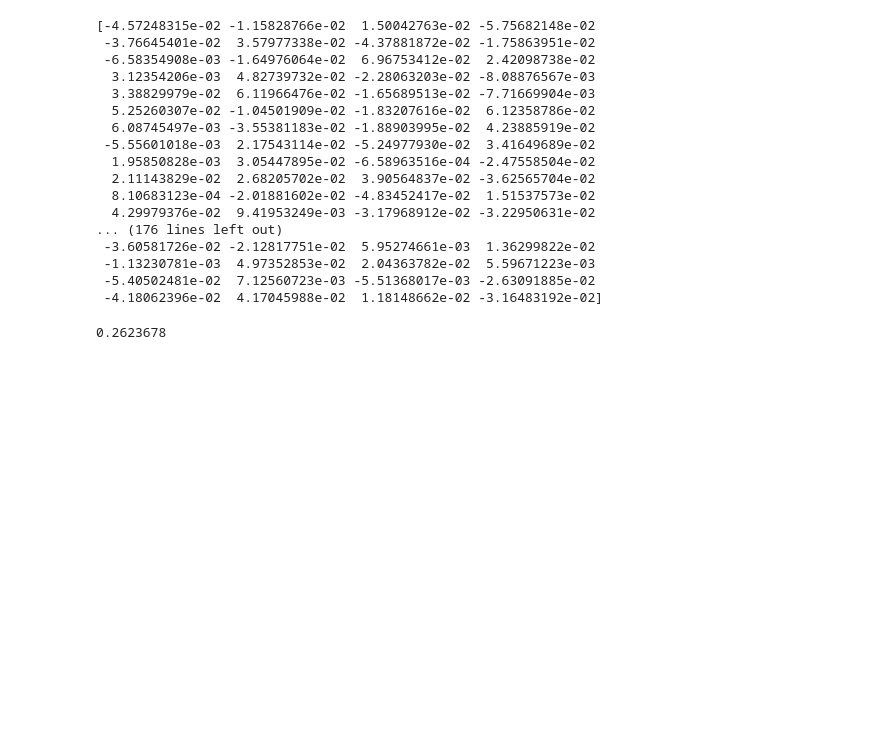
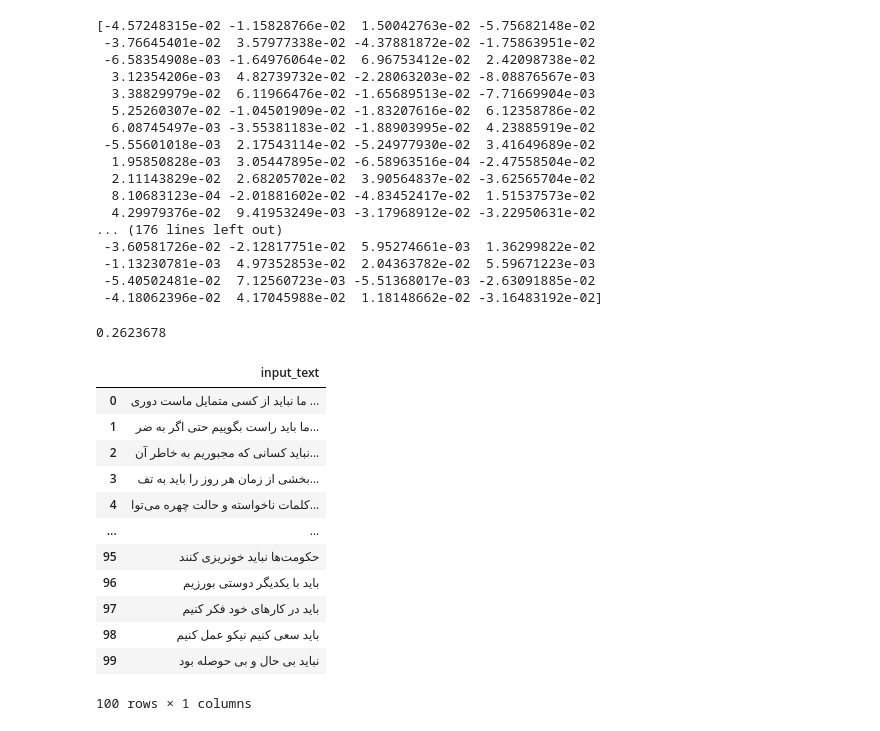
Before and after one commit to Mohamadrezakamali/text-enrich, a Jupyter notebook: LaBSE.ipynb, the cells around one changed output. Cells and saved outputs as stored; diff of their text form; code cells hidden in the pictures; blank space fills up the shorter version.

```diff
--- a/LaBSE.ipynb
+++ b/LaBSE.ipynb
@@ -142,0 +150,16 @@ for sample in rd.sample(list(pd.unique(data["Conclusion"])),100):
+# %%
+input
+# %% [output]
+|  | input_text |
+| 0 | ما نباید از کسی متمایل ماست دوری ... |
+| 1 | ما باید راست بگوییم حتی اگر به ضر... |
+| 2 | نباید کسانی که مجبوریم به خاطر آن... |
+| 3 | بخشی از زمان هر روز را باید به تف... |
+| 4 | کلمات ناخواسته و حالت چهره می‌توا... |
+| ... | ... |
+| 95 | حکومت‌ها نباید خونریزی کنند |
+| 96 | باید با یکدیگر دوستی بورزیم |
+| 97 | باید در کارهای خود فکر کنیم |
+| 98 | باید سعی کنیم نیکو عمل کنیم |
+| 99 | نباید بی حال و بی حوصله بود |
+100 rows × 1 columns
```
Also changed, not shown: parts of 18 cells of this notebook.
